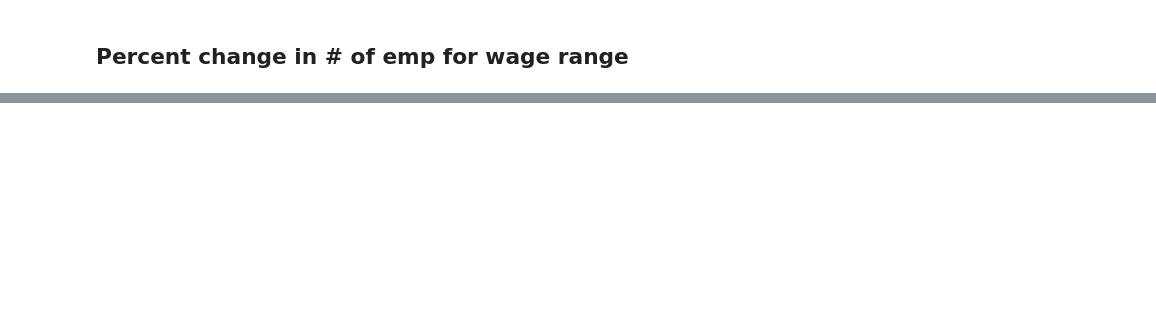
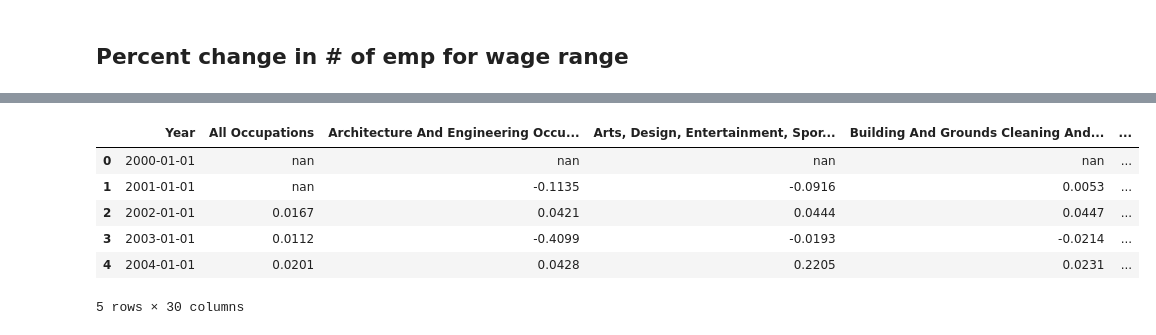
Before and after one commit to b-a-delight/Senior-Project, a Jupyter notebook: Data Prep/Jobs_Data_Prep.ipynb, the cells around one changed output, grey strips where cells are left out. Cells and saved outputs as stored; diff of their text form; code cells hidden in the pictures; blank space fills up the shorter version.

```diff
--- a/Data Prep/Jobs_Data_Prep.ipynb
+++ b/Data Prep/Jobs_Data_Prep.ipynb
@@ -300,0 +261,12 @@ df
+# %%
+df = pd.read_pickle(os.path.join(path,'jobShift.pkl'))
+df.head()
+#print(df.isnull().sum())
+# %% [output]
+|  | Year | All Occupations | Architecture And Engineering Occu... | Arts, Design, Entertainment, Spor... | Building And Grounds Cleaning And... | ... |
+| 0 | 2000-01-01 | nan | nan | nan | nan | ... |
+| 1 | 2001-01-01 | nan | -0.1135 | -0.0916 | 0.0053 | ... |
+| 2 | 2002-01-01 | 0.0167 | 0.0421 | 0.0444 | 0.0447 | ... |
+| 3 | 2003-01-01 | 0.0112 | -0.4099 | -0.0193 | -0.0214 | ... |
+| 4 | 2004-01-01 | 0.0201 | 0.0428 | 0.2205 | 0.0231 | ... |
+5 rows × 30 columns
```
Also changed, not shown: parts of 17 cells of this notebook, 1 other file.
